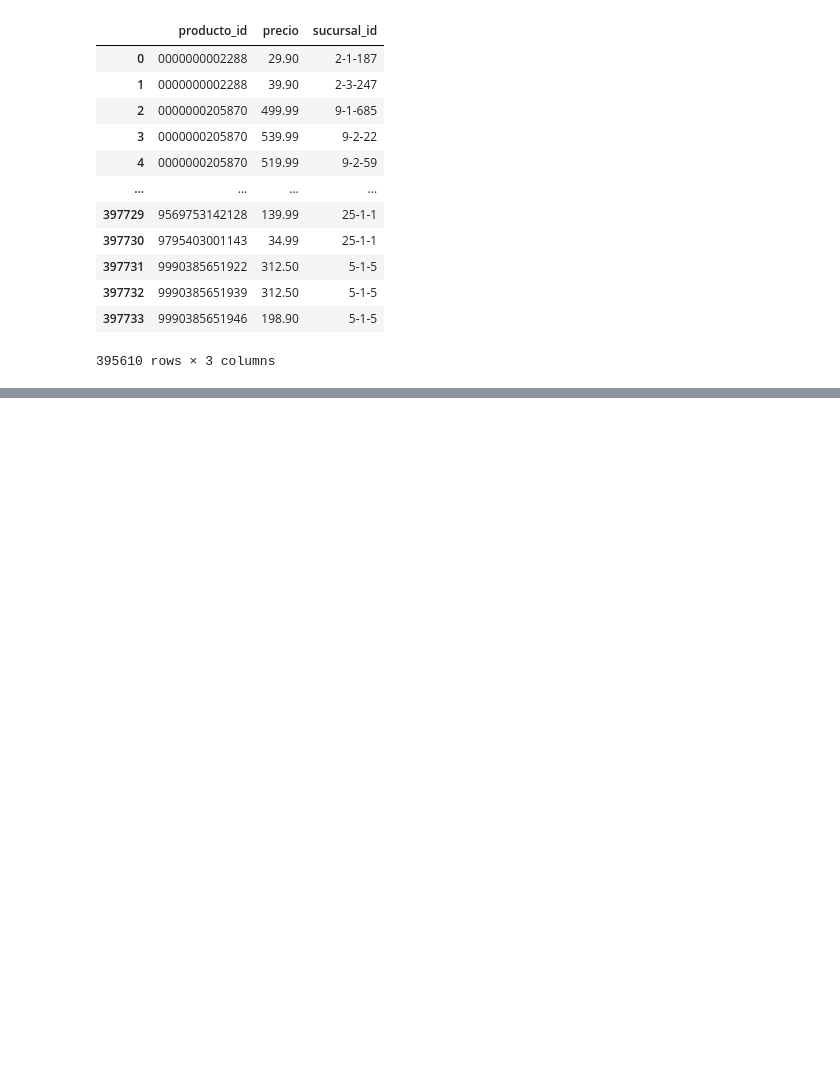
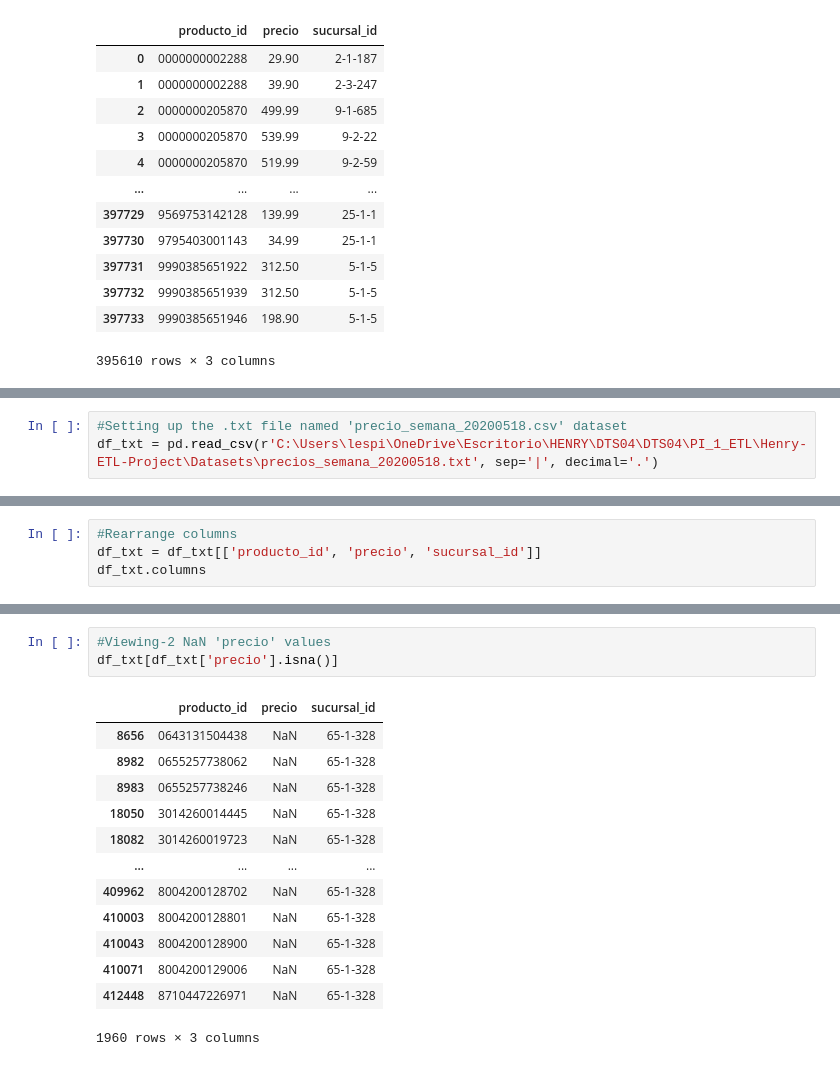
Before and after one commit to Leon-Espitia/Data_Engineering_ETL-n-ER_Model, a Jupyter notebook: cleansingStage.ipynb, the cells around one changed output, grey strips where cells are left out. Drawn from its saved outputs; the diff is of its cells as text; blank space fills up the shorter version.

```diff
--- a/cleansingStage.ipynb
+++ b/cleansingStage.ipynb
@@ -230,0 +233,3 @@ df_json.to_csv('precio_semana20200503.csv', sep=',', index=False)
+# %%
+#Setting up the .txt file named 'precio_semana_20200518.csv' dataset
+df_txt = pd.read_csv(r'C:\Users\lespi\OneDrive\Escritorio\HENRY\DTS04\DTS04\PI_1_ETL\Henry-ETL-Project\Datasets\precios_semana_20200518.txt', sep='|', decimal='.')
@@ -230,0 +251,4 @@ df_json.to_csv('precio_semana20200503.csv', sep=',', index=False)
+# %%
+#Rearrange columns
+df_txt = df_txt[['producto_id', 'precio', 'sucursal_id']]
+df_txt.columns
@@ -230,0 +290,17 @@ df_json.to_csv('precio_semana20200503.csv', sep=',', index=False)
+# %%
+#Viewing-2 NaN 'precio' values
+df_txt[df_txt['precio'].isna()]
+# %% [output]
+|  | producto_id | precio | sucursal_id |
+| 8656 | 0643131504438 | NaN | 65-1-328 |
+| 8982 | 0655257738062 | NaN | 65-1-328 |
+| 8983 | 0655257738246 | NaN | 65-1-328 |
+| 18050 | 3014260014445 | NaN | 65-1-328 |
+| 18082 | 3014260019723 | NaN | 65-1-328 |
+| ... | ... | ... | ... |
+| 409962 | 8004200128702 | NaN | 65-1-328 |
+| 410003 | 8004200128801 | NaN | 65-1-328 |
+| 410043 | 8004200128900 | NaN | 65-1-328 |
+| 410071 | 8004200129006 | NaN | 65-1-328 |
+| 412448 | 8710447226971 | NaN | 65-1-328 |
+1960 rows × 3 columns
```
Also changed, not shown: parts of 12 cells of this notebook, 1 other file.
